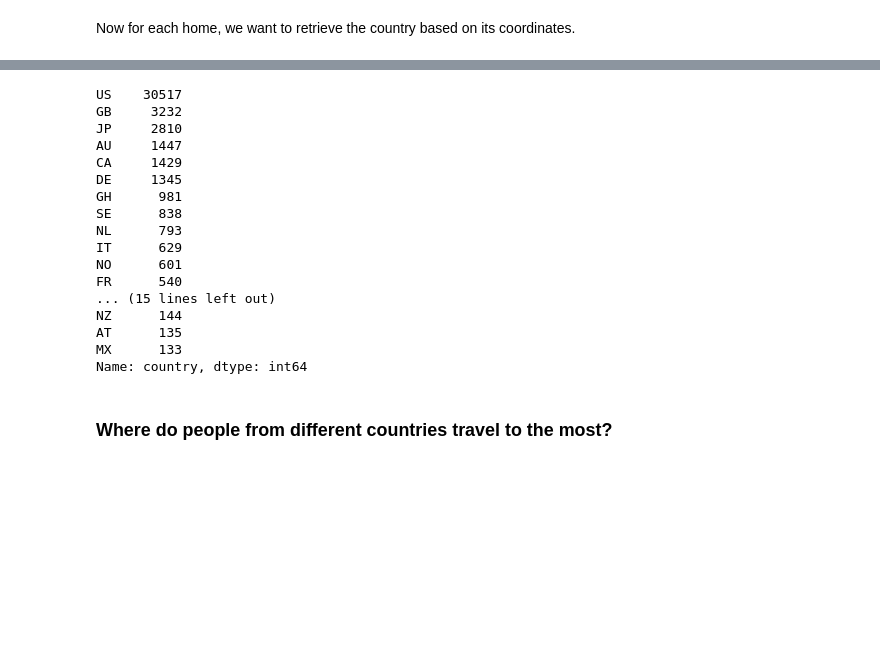
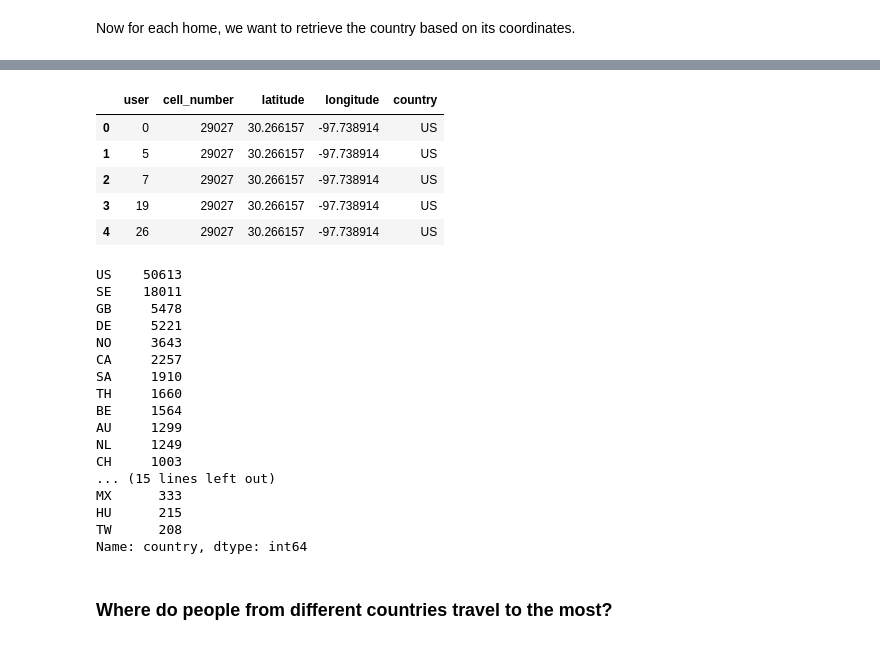
Before and after one commit to epfl-ada/ada-2020-project-milestone-p3-p3_pia, a Jupyter notebook: extension_analysis.ipynb, the cells around one changed output, grey strips where cells are left out. Drawn from its saved outputs; the diff is of its cells as text; code cells hidden in the pictures; blank space fills up the shorter version.

Commit message:
tout bon pour gowalla: pickle des home/country

```diff
--- a/extension_analysis.ipynb
+++ b/extension_analysis.ipynb
@@ -142,9 +158,16 @@ center_cells_b.head()
 Now we work on the home: Home is now the center of each cell with the most checkins.
 # %%
 user_cell_b = copy_checkins_b.groupby(["user", "cell_number"]).count()
+user_cell_g = copy_checkins_g.groupby(["user", "cell_number"]).count()
+
 user_cell_b = user_cell_b.drop(columns = ["month", 'day', 'hour', "latitude", "longitude"]) #We don't need them anymore\n",
+user_cell_g = user_cell_g.drop(columns = ["month", 'day', 'hour', "latitude", "longitude"])
+
 user_cell_b.columns = ["count"] #rename the column to count
+user_cell_g.columns = ["count"]
+
 user_cell_b = user_cell_b.sort_values("count").groupby(level=0).tail(1).sort_values('user') #Sort by user to have user 0 first\n",
+user_cell_g = user_cell_g.sort_values("count").groupby(level=0).tail(1).sort_values('user')
+
 user_cell_b = user_cell_b.reset_index().drop(columns=["count"]) #Reset the index to break the multiindex and keep only the column cell_number\n",
-
-user_cell_b.head()
+user_cell_g = user_cell_g.reset_index().drop(columns=["count"])
@@ -159,4 +184,4 @@ user_cell_b.head()
 Now we can merge the two to have the home for each user as the center of the cell where it has the most checkins.
 # %%
 homes_b = user_cell_b.merge(center_cells_b, on='cell_number')
-homes_b.head()
+homes_g = user_cell_g.merge(center_cells_g, on='cell_number')
@@ -197,0 +247,2 @@ homes_b.head()
+# %%
+hm_countries_g = pd.read_pickle("homes_countries_g.pkl")
@@ -198,22 +258,36 @@ homes_b.head()
+# %%
+# hm_countries_b = homes_b.merge(hm_countries_b, on=['latitude', 'longitude'])
+hm_countries_g = homes_g.merge(hm_countries_g, on=['latitude', 'longitude'])
+# %%
+# hm_countries_b.head()
+hm_countries_g.head()
+# %% [output]
+|  | user | cell_number | latitude | longitude | country |
+| 0 | 0 | 29027 | 30.266157 | -97.738914 | US |
+| 1 | 5 | 29027 | 30.266157 | -97.738914 | US |
+| 2 | 7 | 29027 | 30.266157 | -97.738914 | US |
+| 3 | 19 | 29027 | 30.266157 | -97.738914 | US |
+| 4 | 26 | 29027 | 30.266157 | -97.738914 | US |
 # %%
-homes_b['country'].value_counts()[:30]
+# hm_countries_b['country'].value_counts()[:30]
+hm_countries_g['country'].value_counts()[:30]
 # %% [output]
-US    30517
-GB     3232
-JP     2810
-AU     1447
-CA     1429
-DE     1345
-GH      981
-SE      838
-NL      793
-IT      629
-NO      601
-FR      540
+US    50613
+SE    18011
+GB     5478
+DE     5221
+NO     3643
+CA     2257
+SA     1910
+TH     1660
+BE     1564
+AU     1299
+NL     1249
+CH     1003
 ... (15 lines left out)
-NZ      144
-AT      135
-MX      133
+MX      333
+HU      215
+TW      208
 Name: country, dtype: int64
 # %% [markdown]
 ### Where do people from different countries travel to the most?
```
Also changed, not shown: parts of 24 cells of this notebook.
